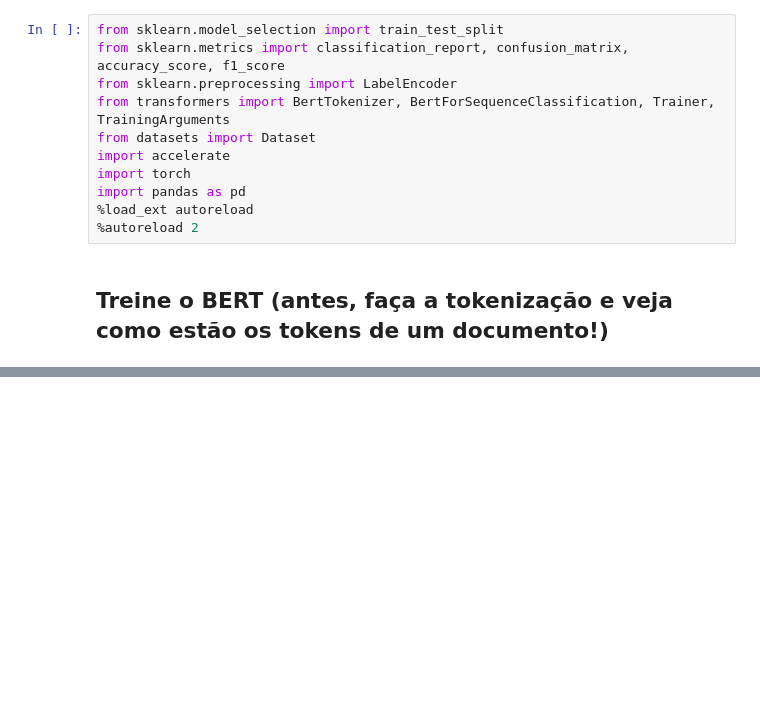
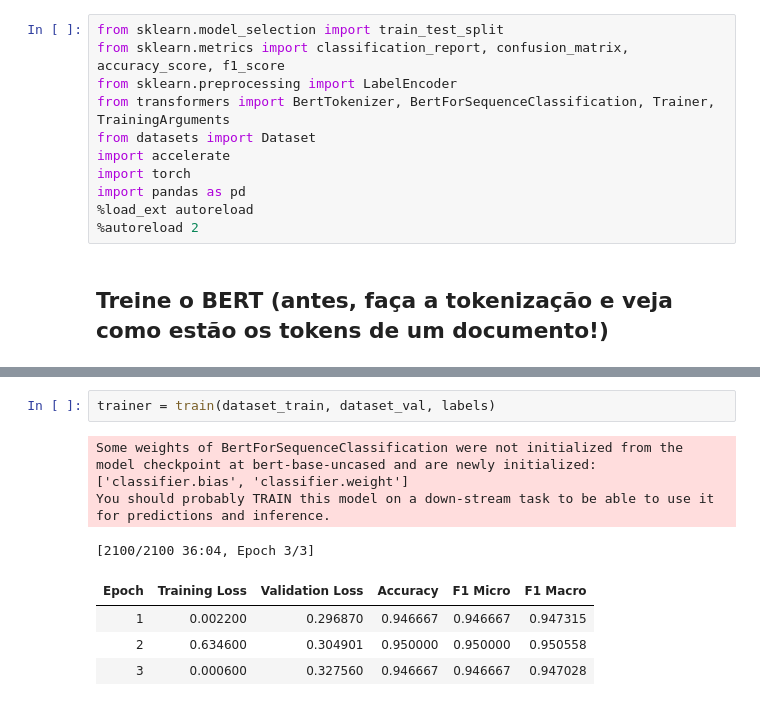
Before and after one commit to renandelgadoc/NLP, a Jupyter notebook: Projeto 4/p4.ipynb, the cells around one changed output, grey strips where cells are left out. Cells and saved outputs as stored; diff of their text form; blank space fills up the shorter version.

```diff
--- a/Projeto 4/p4.ipynb
+++ b/Projeto 4/p4.ipynb
@@ -148,0 +128,10 @@ weighted avg       1.00      1.00      1.00       150
+# %%
+trainer = train(dataset_train, dataset_val, labels)
+# %% [output]
+Some weights of BertForSequenceClassification were not initialized from the model checkpoint at bert-base-uncased and are newly initialized: ['classifier.bias', 'classifier.weight']
+You should probably TRAIN this model on a down-stream task to be able to use it for predictions and inference.
+[2100/2100 36:04, Epoch 3/3]
+| Epoch | Training Loss | Validation Loss | Accuracy | F1 Micro | F1 Macro |
+| 1 | 0.002200 | 0.296870 | 0.946667 | 0.946667 | 0.947315 |
+| 2 | 0.634600 | 0.304901 | 0.950000 | 0.950000 | 0.950558 |
+| 3 | 0.000600 | 0.327560 | 0.946667 | 0.946667 | 0.947028 |
```
Also changed, not shown: parts of 13 cells of this notebook, 7 other files.
